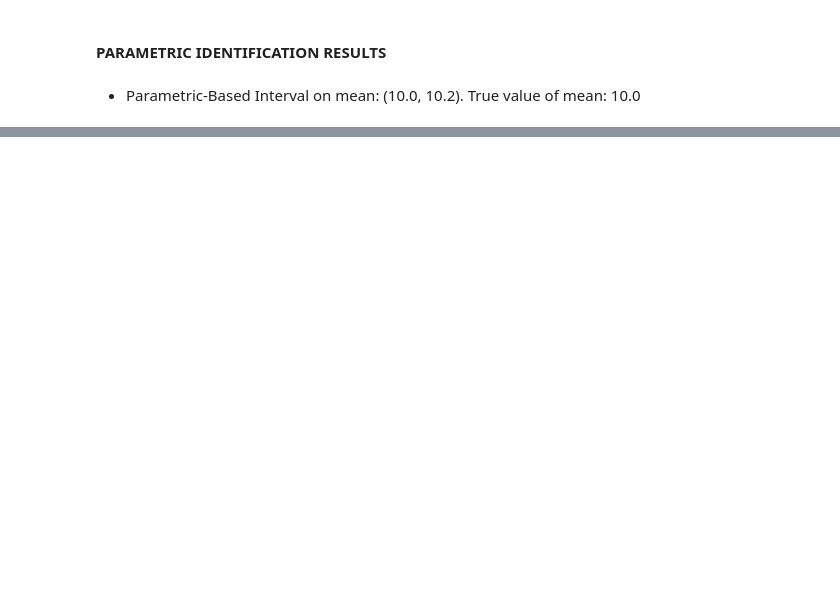
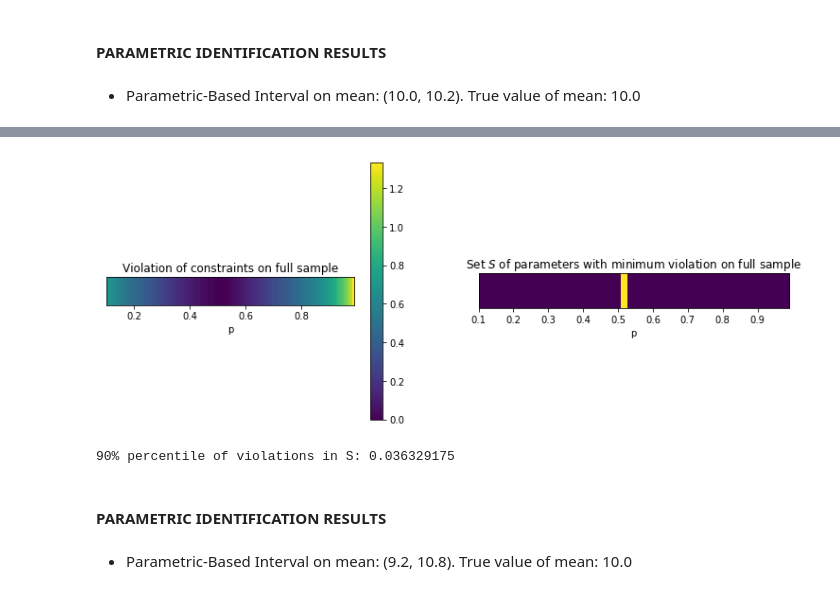
Before and after one commit to vsyrgkanis/information_robust_econometrics_auctions, a Jupyter notebook: example_inference.ipynb, the cells around one changed output, grey strips where cells are left out. Cells and saved outputs as stored; diff of their text form; code cells hidden in the pictures; blank space fills up the shorter version.

```diff
--- a/example_inference.ipynb
+++ b/example_inference.ipynb
@@ -238,0 +259,8 @@ plt.show()
+# %%
+# Generate sampled bid pdf and sampled bid population
+sampled_counts = np.random.multinomial(n_samples, list(bid_pdf.values()))
+sampled_bids = []
+sampled_bid_pdf = {}
+for index, keys in enumerate(bid_pdf):
+    sampled_bids.extend([keys for i in range(sampled_counts[index])])
+    sampled_bid_pdf[keys] = sampled_counts[index]/n_samples
@@ -238,0 +279,68 @@ plt.show()
+# %%
+# Parametric form and parameter set
+def parametric_cdf(param):
+    density = np.ndarray.flatten(binom(n=max_value, p=param).pmf([list(range(0, max_value + 1))]))
+    density = density / np.sum(density)
+    return density
+
+# Grid of p
+param_grid = np.arange(0.1, 1, 0.01)
+# %%
+# Compute set of parameters S in minimum LP violation set
+tol_matrix = np.zeros(len(param_grid))
+# Go over grid
+parametric_lb_mean = 10**6
+parametric_ub_mean = 0
+for i in range(len(param_grid)):
+    # Solve parametric LP for these pararameters
+    tol_matrix[i] = bce_lp.inverse_bce_parameterized_sparse_min_tolerance(
+            num_bidders, max_value, sampled_bid_pdf, utils.first_moment, parametric_cdf(param_grid[i]), solver_str='COIN')
+
+s_params = param_grid[tol_matrix==np.amin(tol_matrix)]
+
+# Plot the identified set of mu,sigma
+plt.figure(figsize=(20,5))
+plt.rc('text', usetex=False)
+plt.subplot(1,3,1)
+plt.imshow(tol_matrix.reshape(1,-1), extent=(np.min(param_grid), np.max(param_grid), 0, .1), interpolation='nearest')
+plt.colorbar()
+plt.xlabel(r"p")
+plt.gca().axes.get_yaxis().set_visible(False)
+plt.title("Violation of constraints on full sample")
+plt.subplot(1,3,2)
+plt.rc('text', usetex=False)
+plt.imshow(tol_matrix.reshape(1,-1) <= np.amin(tol_matrix),  extent=(np.min(param_grid), np.max(param_grid), 0, .1), interpolation='nearest')
+plt.xlabel("p")
+plt.title("Set $S$ of parameters with minimum violation on full sample")
+plt.gca().axes.get_yaxis().set_visible(False)
+plt.show()
+# %% [output]
+[figure, added]
+# %%
+# Compute the tolerances for each param in S and for each sub-sample and compute 90% percentile
+s_violations = []
+for sub_sampled_bid_pdf, param in product(sub_sampled_bid_pdfs, s_params):
+    s_violations.append(bce_lp.inverse_bce_parameterized_sparse_min_tolerance(
+            num_bidders, max_value, sub_sampled_bid_pdf, utils.first_moment, parametric_cdf(param), solver_str='COIN'))
+
+tolerance = np.percentile(s_violations, quantile)
+print("{}% percentile of violations in S: {}".format(quantile, tolerance))
+# %% [output]
+90% percentile of violations in S: 0.036329175
+# %%
+for i in range(len(param_grid)):
+    if tol_matrix[i] <= tolerance:
+        mean = np.dot(parametric_cdf(param_grid[i]), np.arange(max_value+1))
+        if mean <= parametric_lb_mean:
+            parametric_lb_mean = mean
+        if mean >= parametric_ub_mean:
+            parametric_ub_mean = mean
+
+
+from IPython.display import display, Markdown, Latex
+display(Markdown('#### PARAMETRIC IDENTIFICATION RESULTS'))
+display(Markdown("- Parametric-Based Interval on mean: ({:.5}, {:.5}).\
+                 True value of mean: {:.5}".format(parametric_lb_mean, parametric_ub_mean, true_mean)))
+# %% [output]
+#### PARAMETRIC IDENTIFICATION RESULTS
+- Parametric-Based Interval on mean: (9.2, 10.8).                 True value of mean: 10.0
```
Also changed, not shown: parts of 13 cells of this notebook.
